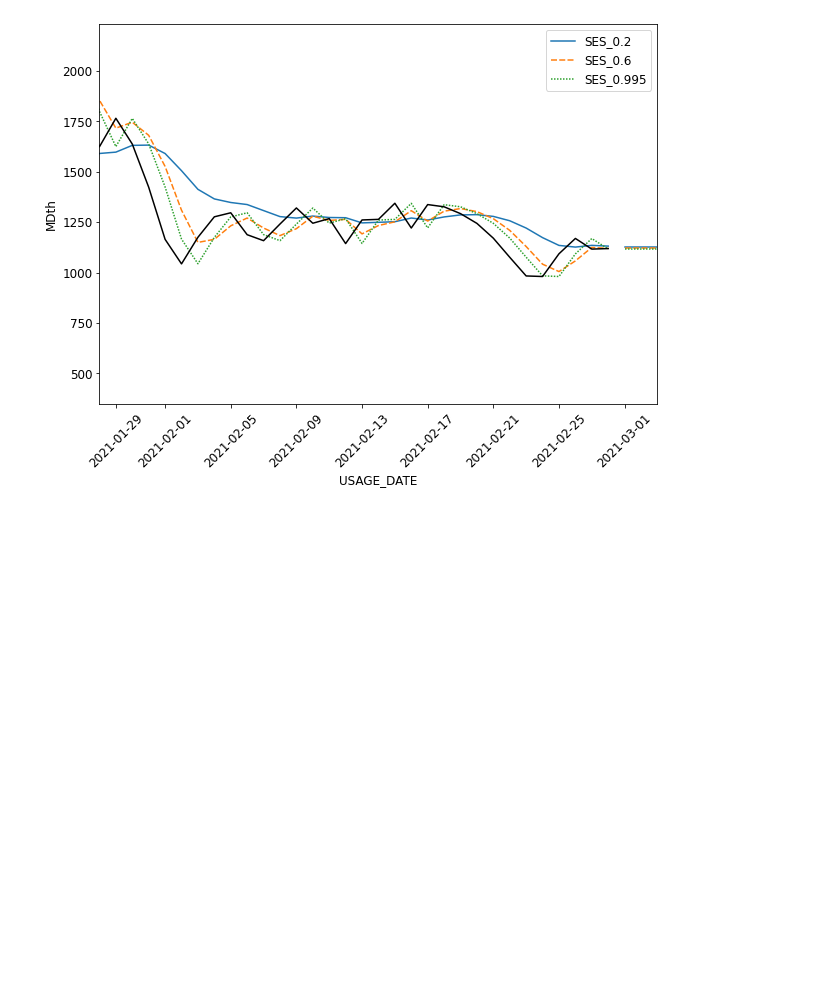
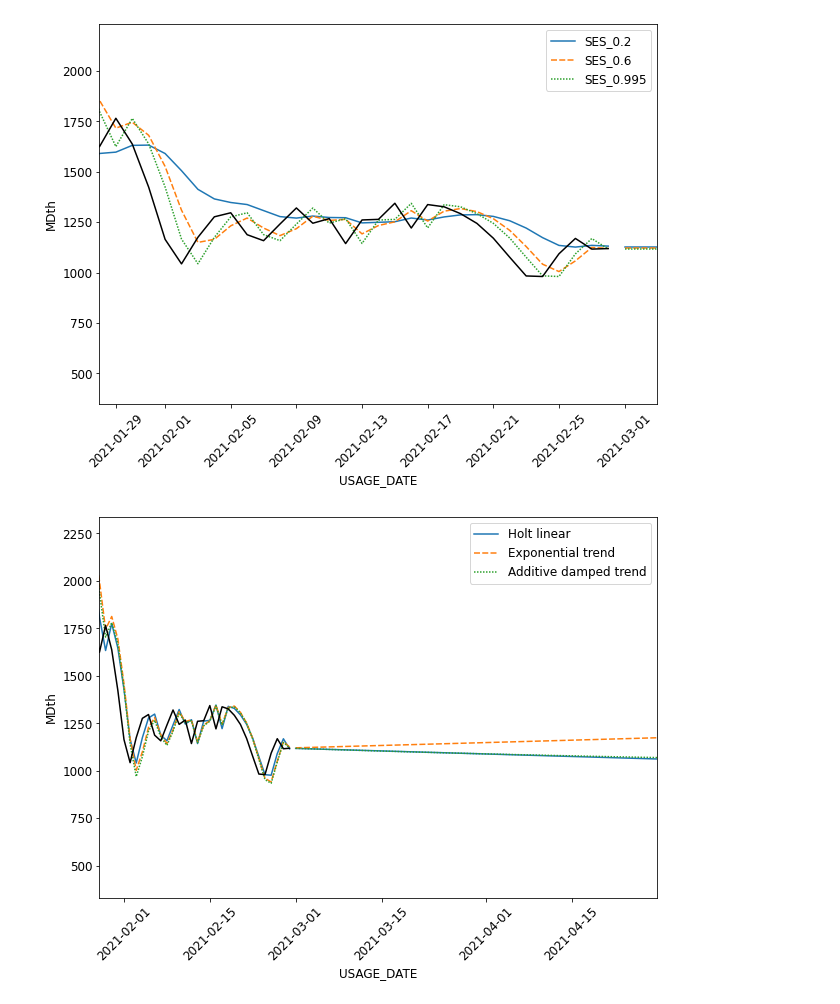
Before and after one commit to jacheung/bookshelf, a Jupyter notebook: Forecasting_101/exploration-exponential-smoothing.ipynb, the cells around one changed output. Drawn from its saved outputs; the diff is of its cells as text; code cells hidden in the pictures; blank space fills up the shorter version.

Commit message:
establishing pipeline for Holt's trend exponential forecasting

```diff
--- a/Forecasting_101/exploration-exponential-smoothing.ipynb
+++ b/Forecasting_101/exploration-exponential-smoothing.ipynb
@@ -15,8 +15,7 @@ target_df = pd.read_csv(os.path.join(data_dir, 'targets.csv'), parse_dates=['USA
 predictor_df = pd.read_csv(os.path.join(data_dir, 'predictors.csv'), parse_dates=['USAGE_DATE'], index_col='USAGE_DATE')
 predictor_df['Holiday'] = predictor_df['Holiday'].astype(int)
 
-df = target_df.join(predictor_df)
-df = df.sort_index(ascending=True)
+df = target_df.join(predictor_df).sort_index(ascending=True)
 df.dropna(inplace=True)
 # %%
 # Simple exponential smoothing
@@ -48,3 +46,31 @@ plt.ylabel('MDth')
 plt.show()
 # %% [output]
 [figure]
+# %%
+forecast_days = 60
+forecast_dates = pd.date_range(start = df.index.max(), end = df.index.max()+pd.DateOffset(days=forecast_days))[1:]
+
+
+holt1 = Holt(df['SoCal_TOTAL'], initialization_method="estimated").fit(smoothing_level=0.8, smoothing_trend=0.2, optimized=False)
+holt2 = Holt(df['SoCal_TOTAL'], exponential=True, initialization_method="estimated").fit(smoothing_level=0.8, smoothing_trend=0.2, optimized=False)
+holt3 = Holt(df['SoCal_TOTAL'], damped_trend=True, initialization_method="estimated").fit(smoothing_level=0.8, smoothing_trend=0.2)
+
+holt_df = pd.DataFrame({'Holt linear': holt1.fittedvalues,
+                       'Exponential trend': holt2.fittedvalues,
+                       'Additive damped trend' : holt3.fittedvalues})
+
+holt_fcst_df = pd.DataFrame({'USAGE_DATE': forecast_dates,
+                             'Holt linear' :holt1.forecast(forecast_days),
+                             'Exponential trend': holt2.forecast(forecast_days),
+                             'Additive damped trend': holt3.forecast(forecast_days)}).set_index('USAGE_DATE')
+
+plt.figure(figsize=(10, 7))
+plt.rcParams.update({'font.size': 12})
+sns.lineplot(data=holt_df, legend=True)
+sns.lineplot(data=df, x=df.index, y='SoCal_TOTAL', color='k', legend=True)
+sns.lineplot(data=holt_fcst_df, legend=False)
+plt.xticks(rotation=45), plt.xlim([holt_df.index.max() - pd.DateOffset(months=1), holt_fcst_df.index.max()])
+plt.ylabel('MDth')
+plt.show()
+# %% [output]
+[figure, added]
```
Also changed, not shown: parts of 2 cells of this notebook.
